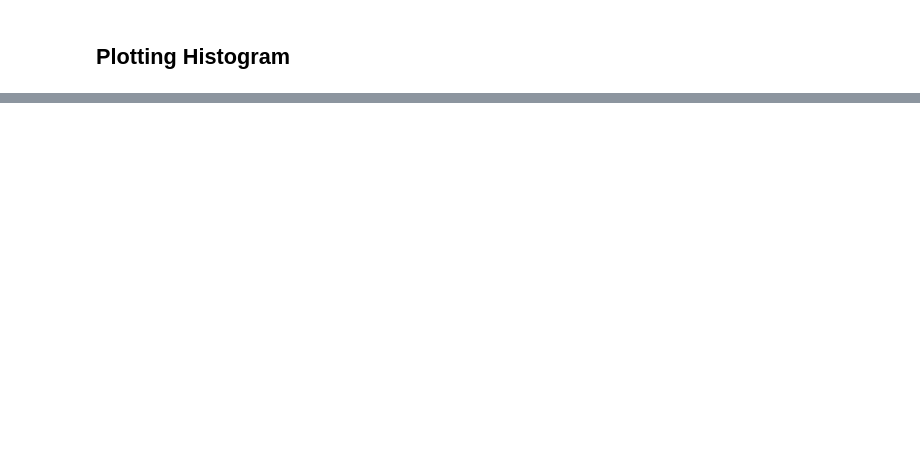
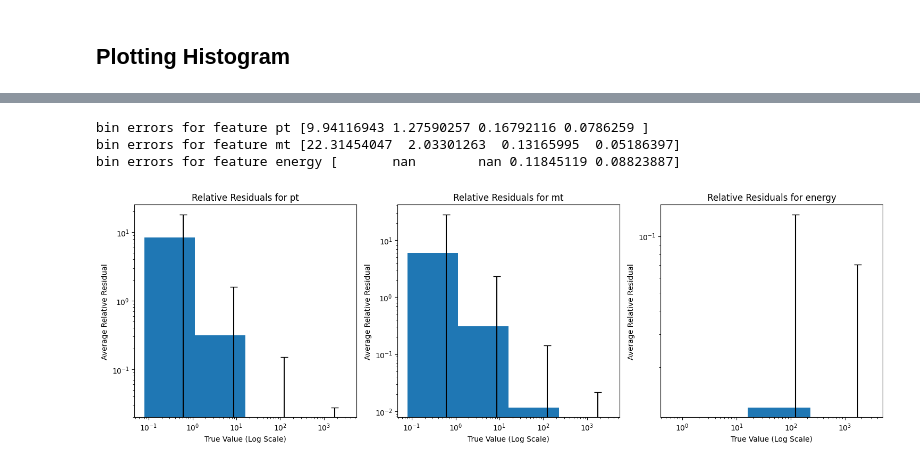
Before and after one commit to DimaPdemler/HNLclassifier, a Jupyter notebook: fnn_FeatureRegression/fnn_multiplemodels.ipynb, the cells around one changed output, grey strips where cells are left out. Drawn from its saved outputs; the diff is of its cells as text; code cells hidden in the pictures; blank space fills up the shorter version.

```diff
--- a/fnn_FeatureRegression/fnn_multiplemodels.ipynb
+++ b/fnn_FeatureRegression/fnn_multiplemodels.ipynb
@@ -463,0 +456,53 @@ plt.show()
+# %%
+from scipy import stats
+
+
+selected_features = ['pt', 'mt', 'energy']
+selected_indices = [out_feats.index(feat) for feat in selected_features]
+
+# Calculate relative residuals
+relative_residuals = [residuals[i] / label_values[i] for i in selected_indices]
+
+# Define logarithmic bins
+bins = np.logspace(np.log10(min([min(label_values[i]) for i in selected_indices])),
+                   np.log10(max([max(label_values[i]) for i in selected_indices])),
+                   num=5)  # 10 bins as an example, adjust as needed
+
+fig, axes = plt.subplots(nrows=1, ncols=len(selected_features), figsize=(15, 5))
+
+for idx, ax in enumerate(axes):
+    feature_index = selected_indices[idx]
+    # print(relative_residuals[idx])
+    # Compute binned statistics (mean and std)
+    bin_means, bin_edges, binnumber = stats.binned_statistic(label_values[feature_index],
+                                                             relative_residuals[idx],
+                                                             statistic='mean',
+                                                             bins=bins)
+
+    bin_stds, _, _ = stats.binned_statistic(label_values[feature_index],
+                                            relative_residuals[idx],
+                                            statistic='std',
+                                            bins=bins)
+
+    # Compute the widths of the bars
+    bar_widths = np.diff(bin_edges)
+
+    print("bin errors for feature", selected_features[idx], bin_stds)
+    # Plot the bar plot with error bars
+    ax.bar(x=bin_edges[:-1], height=bin_means, width=bar_widths, align='edge', yerr=bin_stds, capsize=5)
+    # ax.bar(x=bin_edges[:-1], height=bin_means, width=bar_widths, align='edge', yerr=None, capsize=5)
+
+    ax.set_xscale('log')
+    ax.set_yscale('log')
+    ax.set_title(f'Relative Residuals for {selected_features[idx]}')
+    ax.set_xlabel('True Value (Log Scale)')
+    ax.set_ylabel('Average Relative Residual')
+    # break
+
+plt.tight_layout()
+plt.show()
+# %% [output]
+bin errors for feature pt [9.94116943 1.27590257 0.16792116 0.0786259 ]
+bin errors for feature mt [22.31454047  2.03301263  0.13165995  0.05186397]
+bin errors for feature energy [       nan        nan 0.11845119 0.08823887]
+[figure, added]
```
Also changed, not shown: parts of 8 cells of this notebook, 1 other file.
